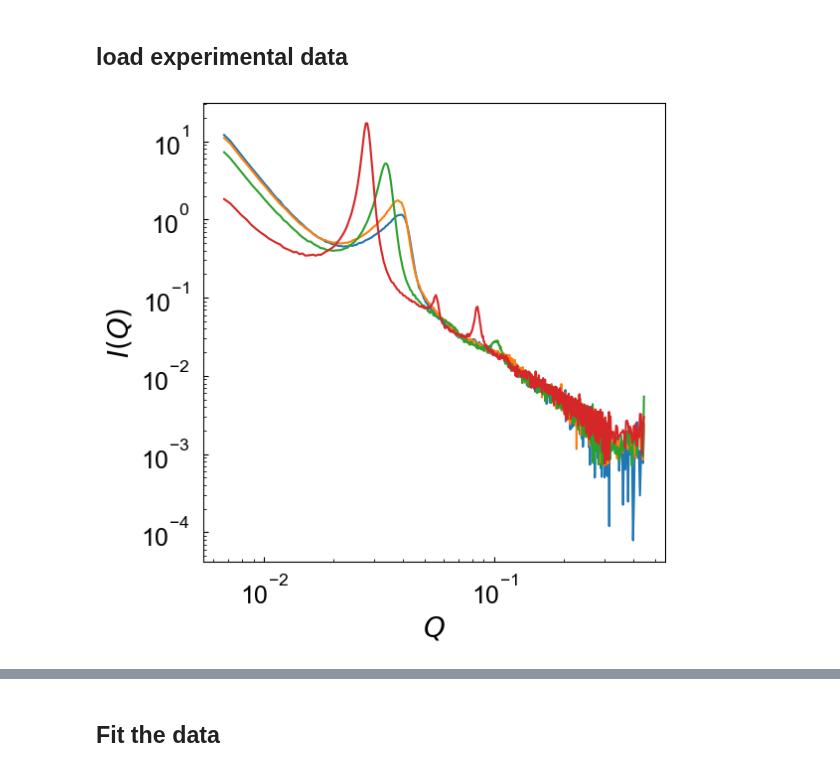
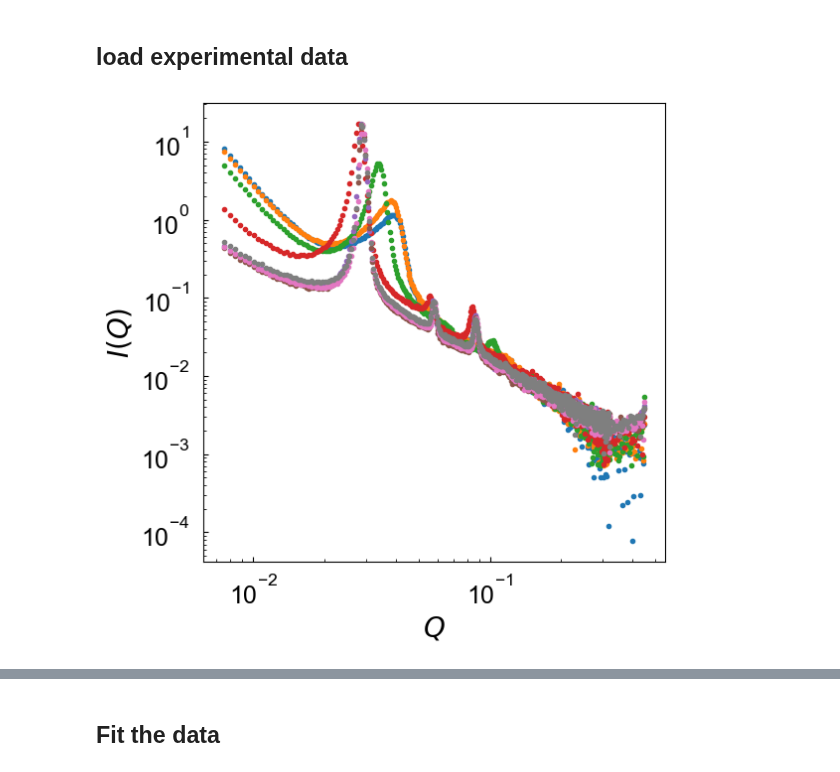
Before and after one commit to ch-tung/Randomwave_ML, a Jupyter notebook: generative_NN/fit_IQ_exp_PSPDMS.ipynb, the cells around one changed output, grey strips where cells are left out. Saved outputs shown, nothing was run; the diff lists cells and outputs as text; code cells hidden in the pictures.

```diff
--- a/generative_NN/fit_IQ_exp_PSPDMS.ipynb
+++ b/generative_NN/fit_IQ_exp_PSPDMS.ipynb
@@ -160,26 +160,26 @@ def clip_random_wave(fp_opt, T=100):
 ## load experimental data
 # %%
 import os
-filename = '../data/PSPDMS_LAM_SAXS.csv'
+filename = '../data/PSPDMS_LAM_SAXS_H.csv'
 data = np.loadtxt(filename, skiprows=1, delimiter=',')
 Q = data[:,0]
 IQ_T = data[:,1:]
 # %%
 ## plot loaded data
 fig = plt.figure(figsize=(6,6))
 ax = fig.add_subplot(1,1,1)
-T_list = [30,60,80,100]
+T_list = [30,60,80, 100, 160, 170, 200, 210]
 for i_T, T in enumerate(T_list):
     IQ = IQ_T[:,i_T]
-    ax.plot(Q, IQ, label=data[0])
+    ax.plot(Q, IQ,'.', label=data[0])
 
 ax.set_xlabel(r'$Q$',fontsize=20)
 ax.set_ylabel(r'$I(Q)$',fontsize=20)
 ax.set_yscale('log')
 ax.set_xscale('log')
 ax.tick_params(direction='in', axis='both', which='both', labelsize=18, pad=10)
 # %% [output]
-[figure, old version]
+[figure, new version]
 # %%
 IQ_list = []
 Q_err_list = []
```
Also changed, not shown: parts of 23 cells of this notebook.
